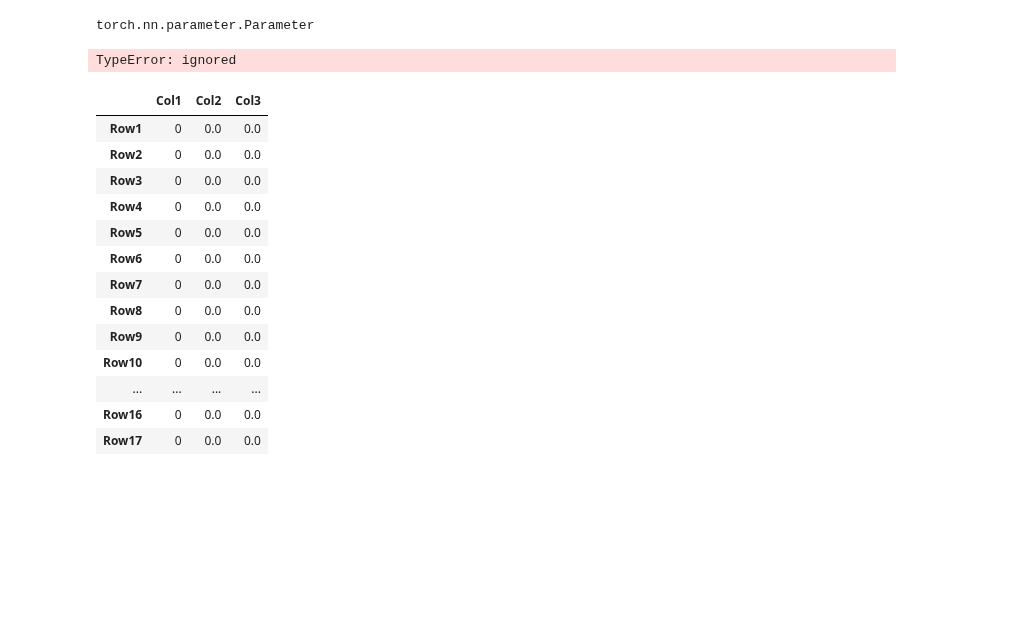
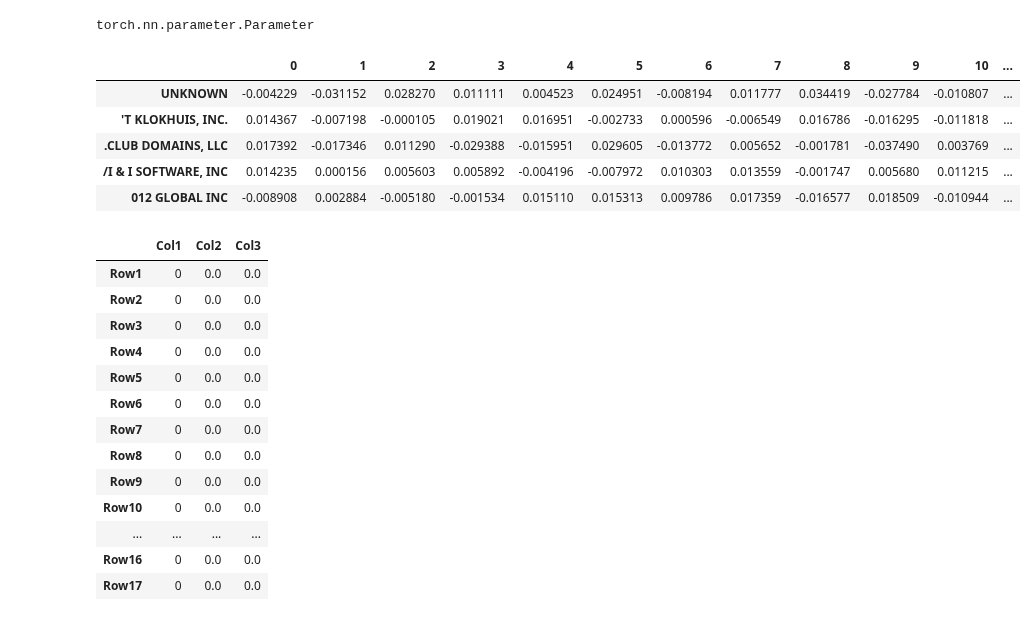
Before and after one commit to wdon021/From_Colab, a Jupyter notebook: Embedding.ipynb, the cells around one changed output. Cells and saved outputs as stored; diff of their text form; code cells hidden in the pictures; blank space fills up the shorter version.

Commit message:
got embdedding dataframe

```diff
--- a/Embedding.ipynb
+++ b/Embedding.ipynb
@@ -129,10 +129,17 @@ emb_data = embs[1]; type(emb_data)
 torch.nn.parameter.Parameter
 # %%
 emb_data_array = emb_data.cpu().detach().numpy()
-# %%
-emb_data2 = emb_data.numpy()
-# %% [output]
-TypeError: ignored
+# %%
+emb_data2 = pd.DataFrame(emb_data_array, index=embedding_names)
+# %%
+emb_data2.head()
+# %% [output]
+|  | 0 | 1 | 2 | 3 | 4 | 5 | 6 | 7 | 8 | 9 | 10 | ... |
+| UNKNOWN | -0.004229 | -0.031152 | 0.028270 | 0.011111 | 0.004523 | 0.024951 | -0.008194 | 0.011777 | 0.034419 | -0.027784 | -0.010807 | ... |
+| 'T KLOKHUIS, INC. | 0.014367 | -0.007198 | -0.000105 | 0.019021 | 0.016951 | -0.002733 | 0.000596 | -0.006549 | 0.016786 | -0.016295 | -0.011818 | ... |
+| .CLUB DOMAINS, LLC | 0.017392 | -0.017346 | 0.011290 | -0.029388 | -0.015951 | 0.029605 | -0.013772 | 0.005652 | -0.001781 | -0.037490 | 0.003769 | ... |
+| /I & I SOFTWARE, INC | 0.014235 | 0.000156 | 0.005603 | 0.005892 | -0.004196 | -0.007972 | 0.010303 | 0.013559 | -0.001747 | 0.005680 | 0.011215 | ... |
+| 012 GLOBAL INC | -0.008908 | 0.002884 | -0.005180 | -0.001534 | 0.015110 | 0.015313 | 0.009786 | 0.017359 | -0.016577 | 0.018509 | -0.010944 | ... |
 # %%
 pandas.DataFrame(emb_data, index=embedding_names)
 # %%
```
